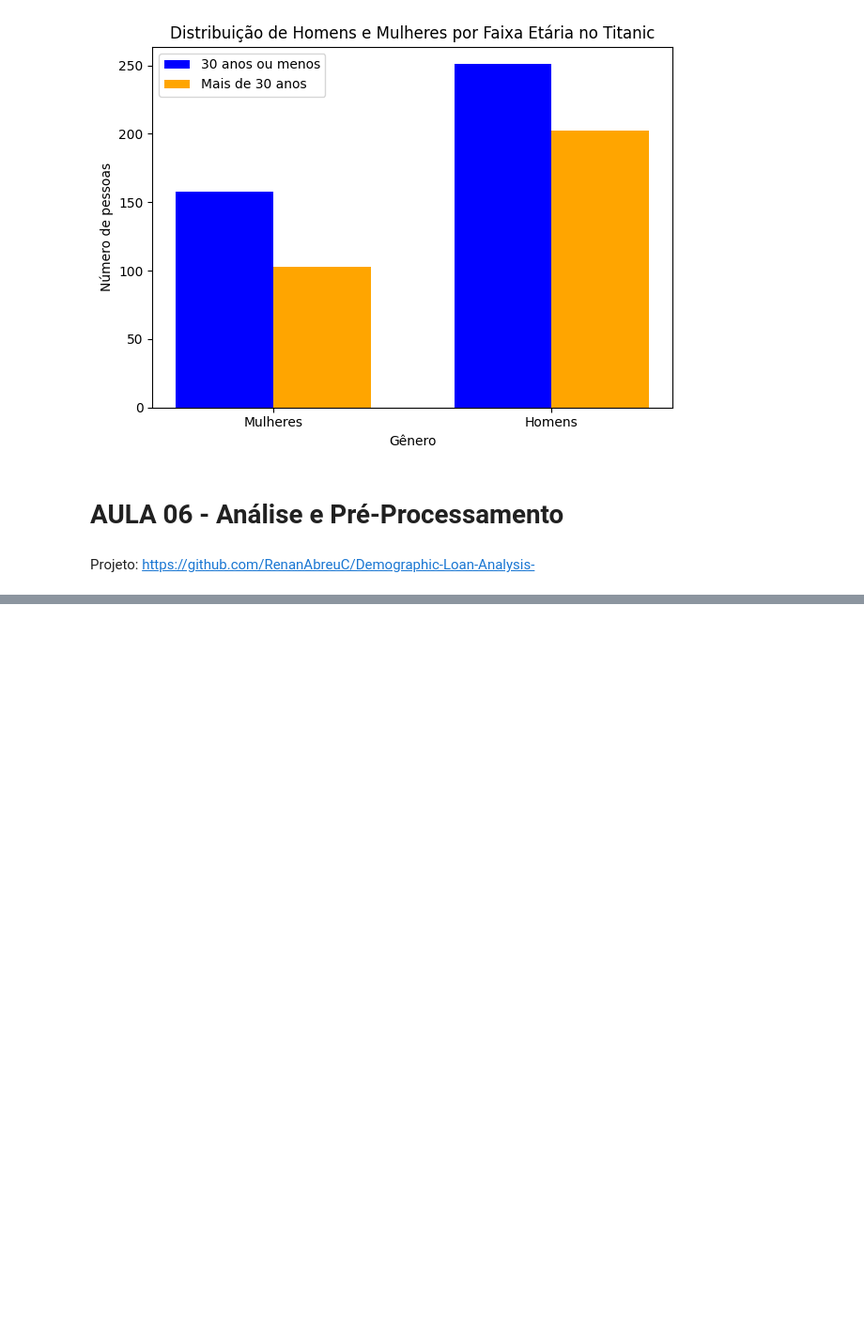
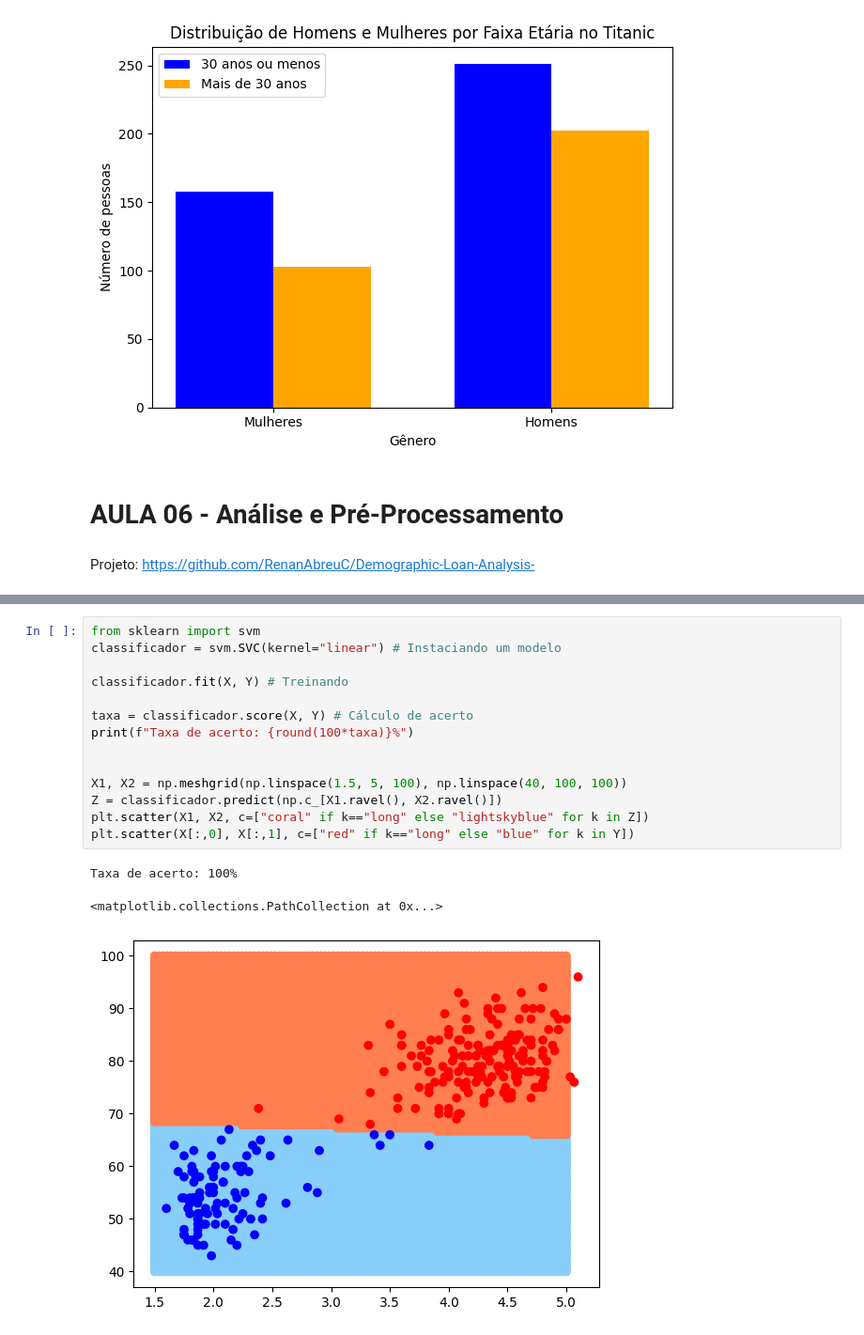
Before and after one commit to RenanAbreuC/Exercises-Python-DataScience, a Jupyter notebook: Exercícios.ipynb, the cells around one changed output, grey strips where cells are left out. Shown: that part at 94% size. Cells and saved outputs as stored; diff of their text form; blank space fills up the shorter version.

```diff
--- a/Exercícios.ipynb
+++ b/Exercícios.ipynb
@@ -873,0 +919,18 @@ Projeto: https://github.com/RenanAbreuC/Demographic-Loan-Analysis-
+# %%
+from sklearn import svm
+classificador = svm.SVC(kernel="linear") # Instaciando um modelo
+
+classificador.fit(X, Y) # Treinando
+
+taxa = classificador.score(X, Y) # Cálculo de acerto
+print(f"Taxa de acerto: {round(100*taxa)}%")
+
+
+X1, X2 = np.meshgrid(np.linspace(1.5, 5, 100), np.linspace(40, 100, 100))
+Z = classificador.predict(np.c_[X1.ravel(), X2.ravel()])
+plt.scatter(X1, X2, c=["coral" if k=="long" else "lightskyblue" for k in Z])
+plt.scatter(X[:,0], X[:,1], c=["red" if k=="long" else "blue" for k in Y])
+# %% [output]
+Taxa de acerto: 100%
+<matplotlib.collections.PathCollection at 0x...>
+[figure, added]
```
Also changed, not shown: parts of 8 cells of this notebook.
